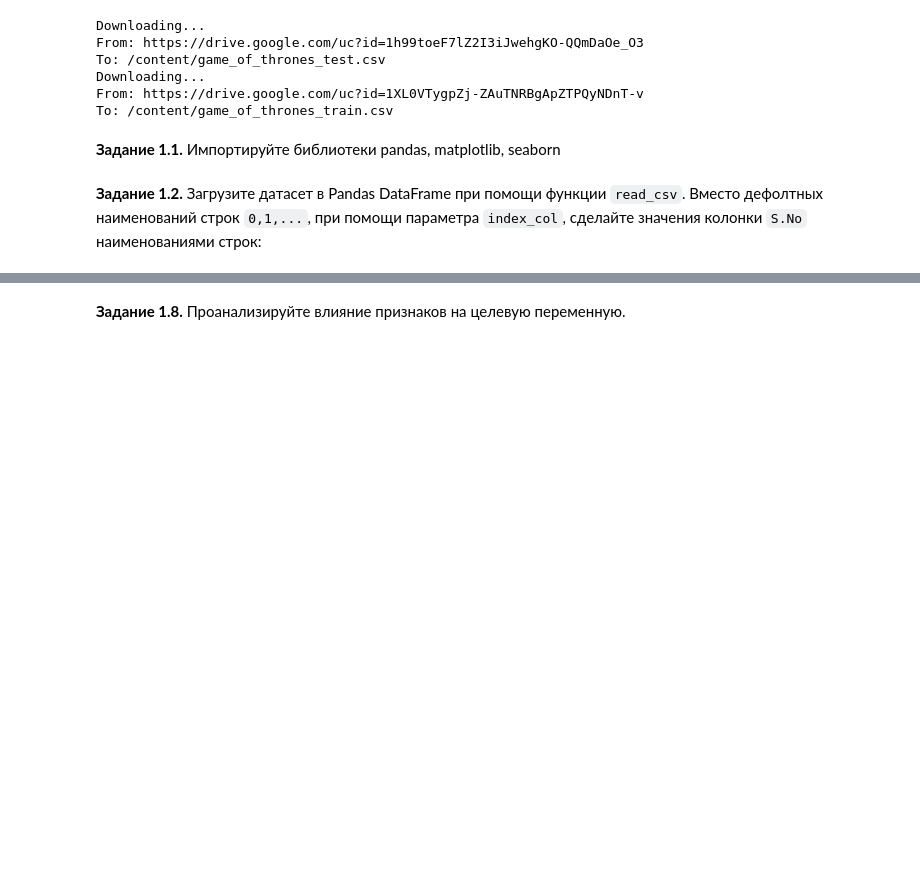
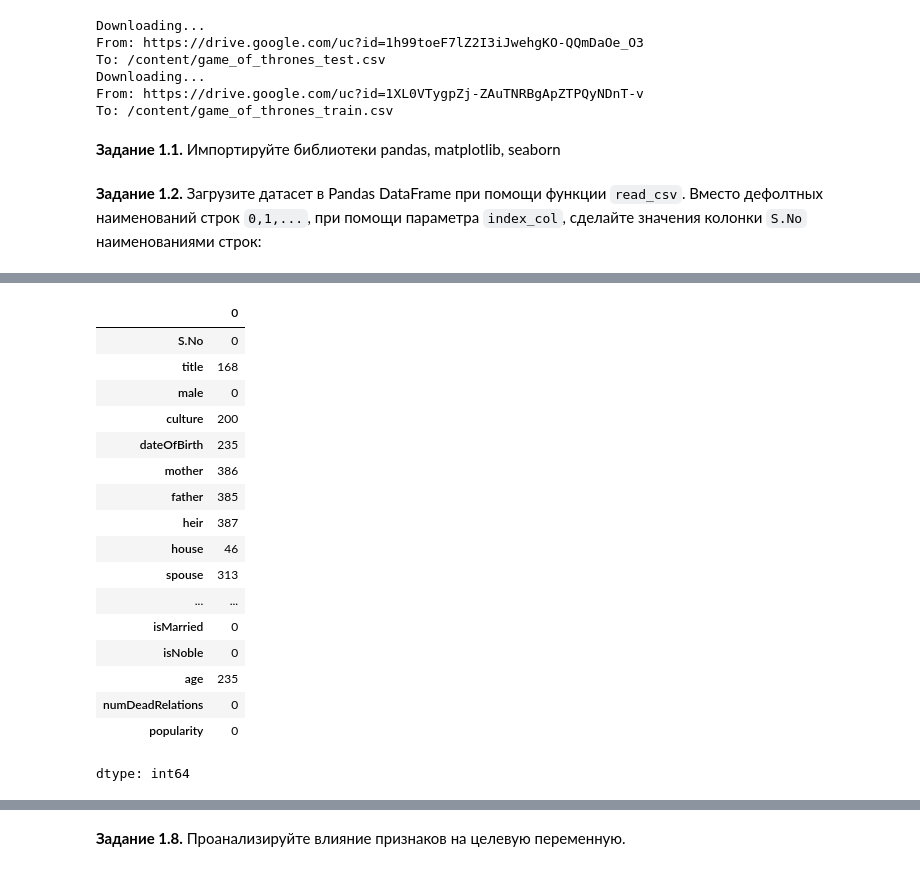
Before and after one commit to VLADpit/MyGoogleColab, a Jupyter notebook: week_01_ml_intro/Homework/hw_1_game_of_thrones.ipynb, the cells around one changed output, grey strips where cells are left out. Saved outputs shown, nothing was run; the diff lists cells and outputs as text; code cells hidden in the pictures; blank space fills up the shorter version.

```diff
--- a/week_01_ml_intro/Homework/hw_1_game_of_thrones.ipynb
+++ b/week_01_ml_intro/Homework/hw_1_game_of_thrones.ipynb
@@ -262,0 +160,21 @@ KeyError: '[Ellipsis] not found in axis'
+# %%
+data.isna().sum(axis=0)
+# %% [output]
+|  | 0 |
+| S.No | 0 |
+| title | 168 |
+| male | 0 |
+| culture | 200 |
+| dateOfBirth | 235 |
+| mother | 386 |
+| father | 385 |
+| heir | 387 |
+| house | 46 |
+| spouse | 313 |
+| ... | ... |
+| isMarried | 0 |
+| isNoble | 0 |
+| age | 235 |
+| numDeadRelations | 0 |
+| popularity | 0 |
+dtype: int64
```
Also changed, not shown: parts of 81 cells of this notebook.
